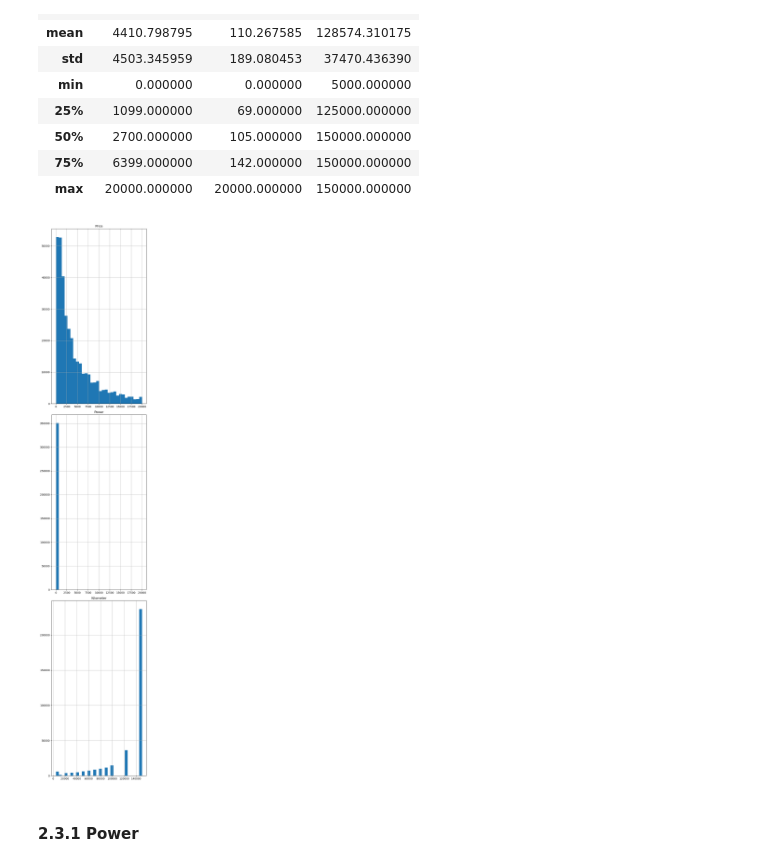
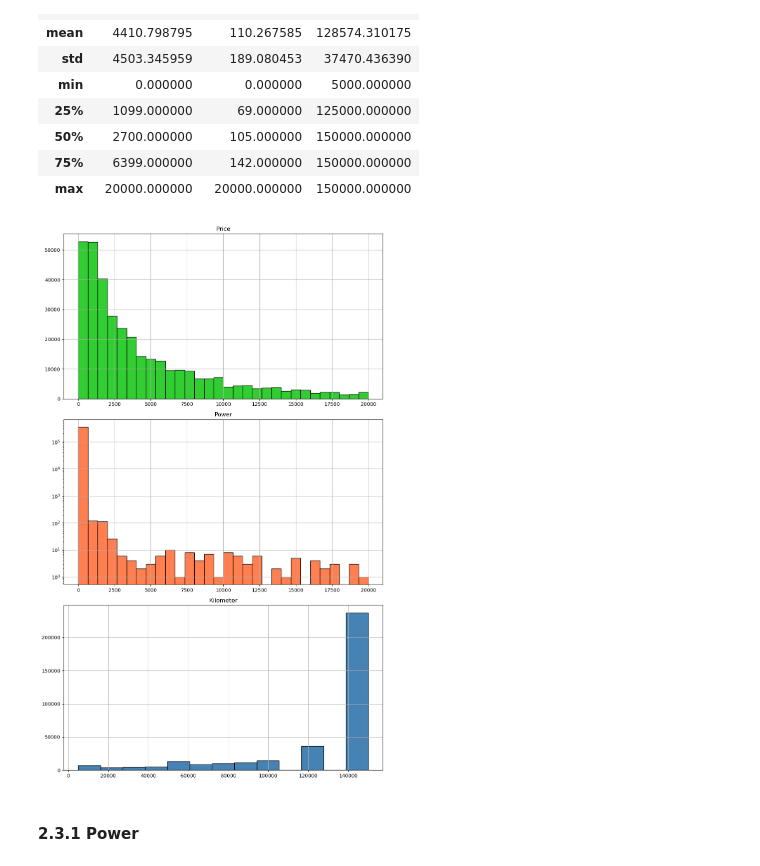
Before and after one commit to akrill-ds/Portfolio, a Jupyter notebook: Car price/DS_ML_car_price.ipynb, the cells around one changed output. Drawn from its saved outputs; the diff is of its cells as text; code cells hidden in the pictures.

Commit message:
Correct hist plots

```diff
--- a/Car price/DS_ML_car_price.ipynb
+++ b/Car price/DS_ML_car_price.ipynb
@@ -280,14 +281,17 @@ df1.describe()
 | max | 20000.000000 | 20000.000000 | 150000.000000 |
 # %%
 numeric_columns = df1.select_dtypes(int).columns
-fig, axes = plt.subplots(nrows=len(numeric_columns), ncols=1, figsize=(6, 30))
+col_bins = [30, 30, 13]
+col_color = ['limegreen', 'coral', 'steelblue']
+is_log = [False, True, False]
+fig, axes = plt.subplots(nrows=len(numeric_columns), ncols=1, figsize=(10, 16))
 for i, ax in enumerate(axes):
-    df1[numeric_columns[i]].hist(bins=30, ax=ax)
+    df1[numeric_columns[i]].hist(bins=col_bins[i], color=col_color[i], log=is_log[i], edgecolor='black', ax=ax)
     ax.set_title(numeric_columns[i])
 plt.tight_layout()
 plt.show()
 # %% [output]
-[figure, old version]
+[figure, new version]
 # %% [markdown]
 #### 2.3.1 Power
 # %%
```
Also changed, not shown: parts of 9 cells of this notebook.
